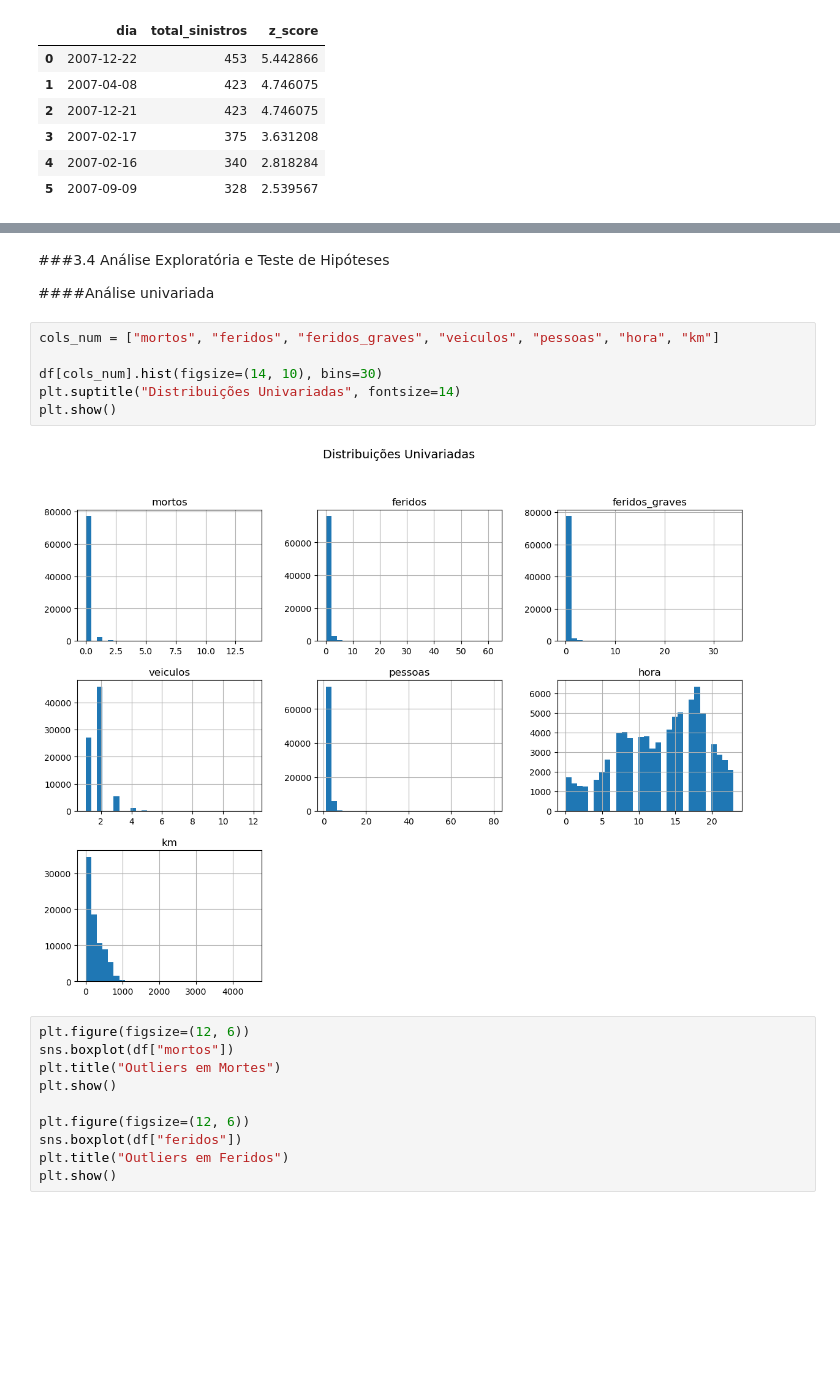
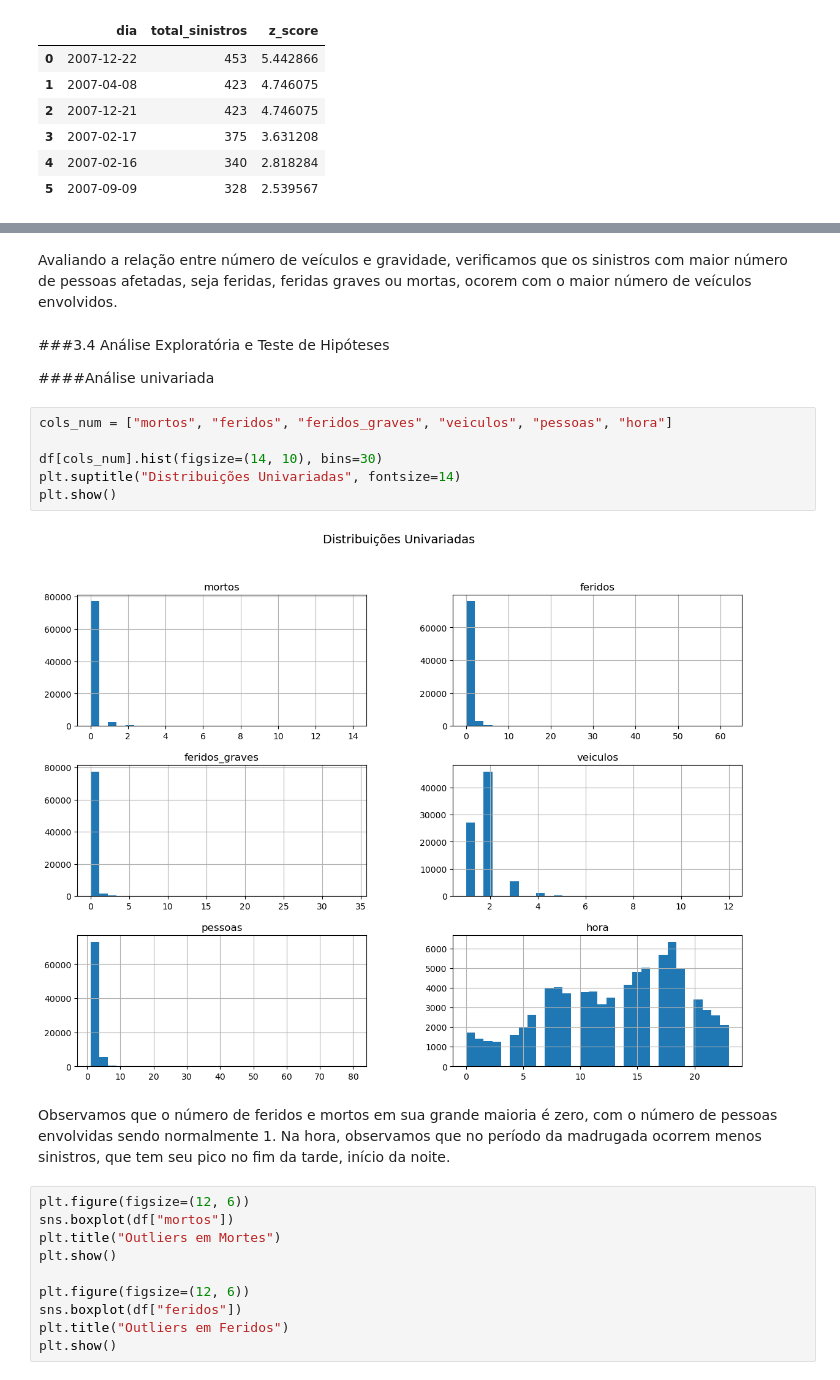
Before and after one commit to LuizGulhermeGeron/Projeto-Final-CD, a Jupyter notebook: Entrega 3/e3.ipynb, the cells around one changed output, grey strips where cells are left out. Drawn from its saved outputs; the diff is of its cells as text; blank space fills up the shorter version.

Commit message:
Entrega 3 com explicações

```diff
--- a/Entrega 3/e3.ipynb
+++ b/Entrega 3/e3.ipynb
@@ -260,18 +284,22 @@ Correlações e dependências: relação entre número de veículos e gravidade
 | 9 | 10 | 0.000000 | 5.000000 | 1.000000 |
 | 10 | 11 | 4.000000 | 4.000000 | 1.000000 |
 | 11 | 12 | 14.000000 | 62.000000 | 34.000000 |
+# %% [markdown]
+Avaliando a relação entre número de veículos e gravidade, verificamos que os sinistros com maior número de pessoas afetadas, seja feridas, feridas graves ou mortas, ocorem com o maior número de veículos envolvidos.
 # %% [markdown]
 ###3.4 Análise Exploratória e Teste de Hipóteses
 
 ####Análise univariada
 # %%
-cols_num = ["mortos", "feridos", "feridos_graves", "veiculos", "pessoas", "hora", "km"]
+cols_num = ["mortos", "feridos", "feridos_graves", "veiculos", "pessoas", "hora"]
 
 df[cols_num].hist(figsize=(14, 10), bins=30)
 plt.suptitle("Distribuições Univariadas", fontsize=14)
 plt.show()
 # %% [output]
-[figure, old version]
+[figure, new version]
+# %% [markdown]
+Observamos que o número de feridos e mortos em sua grande maioria é zero, com o número de pessoas envolvidas sendo normalmente 1. Na hora, observamos que no período da madrugada ocorrem menos sinistros, que tem seu pico no fim da tarde, início da noite.
 # %%
 plt.figure(figsize=(12, 6))
 sns.boxplot(df["mortos"])
```
Also changed, not shown: parts of 15 cells of this notebook.
